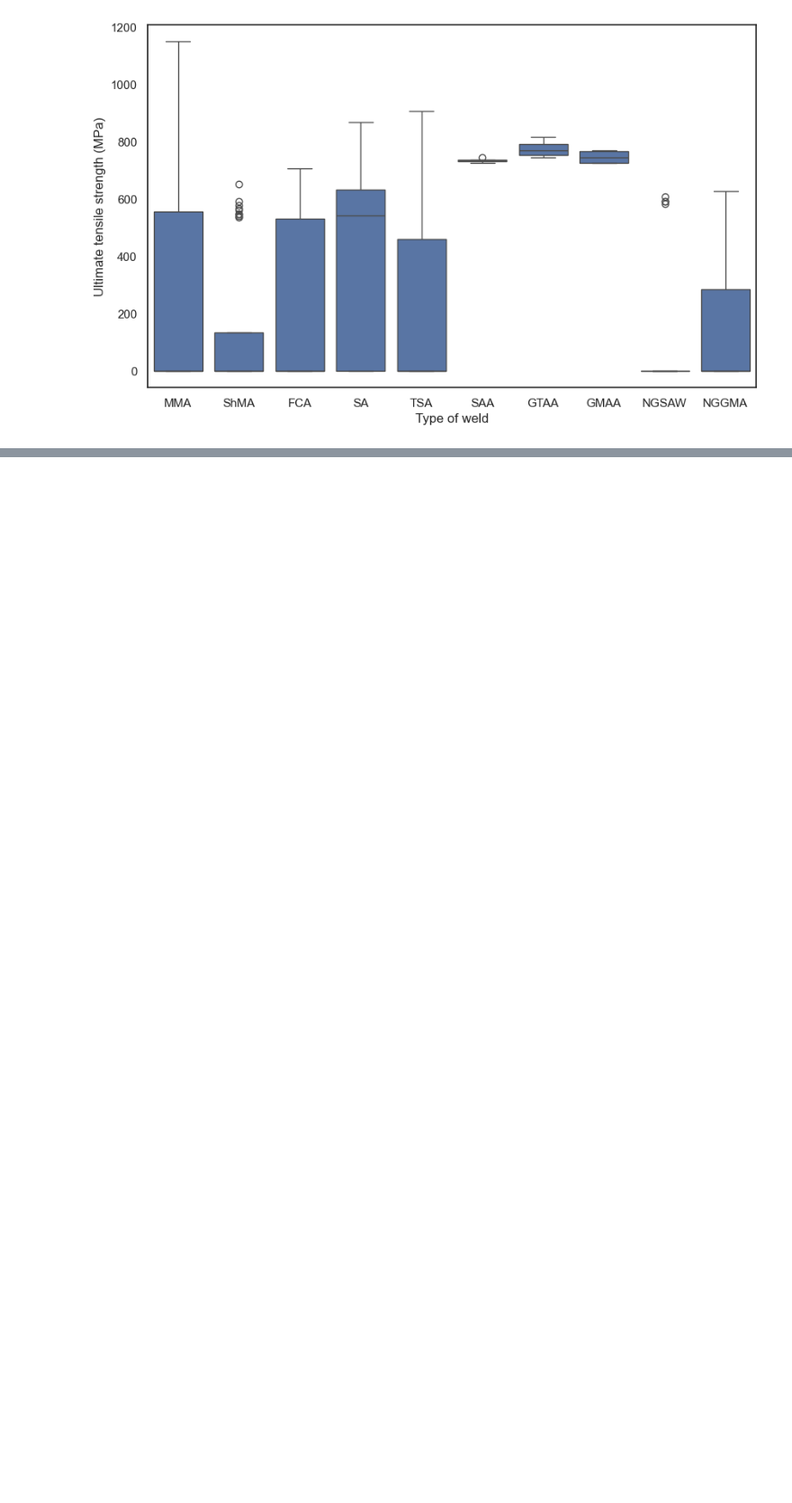
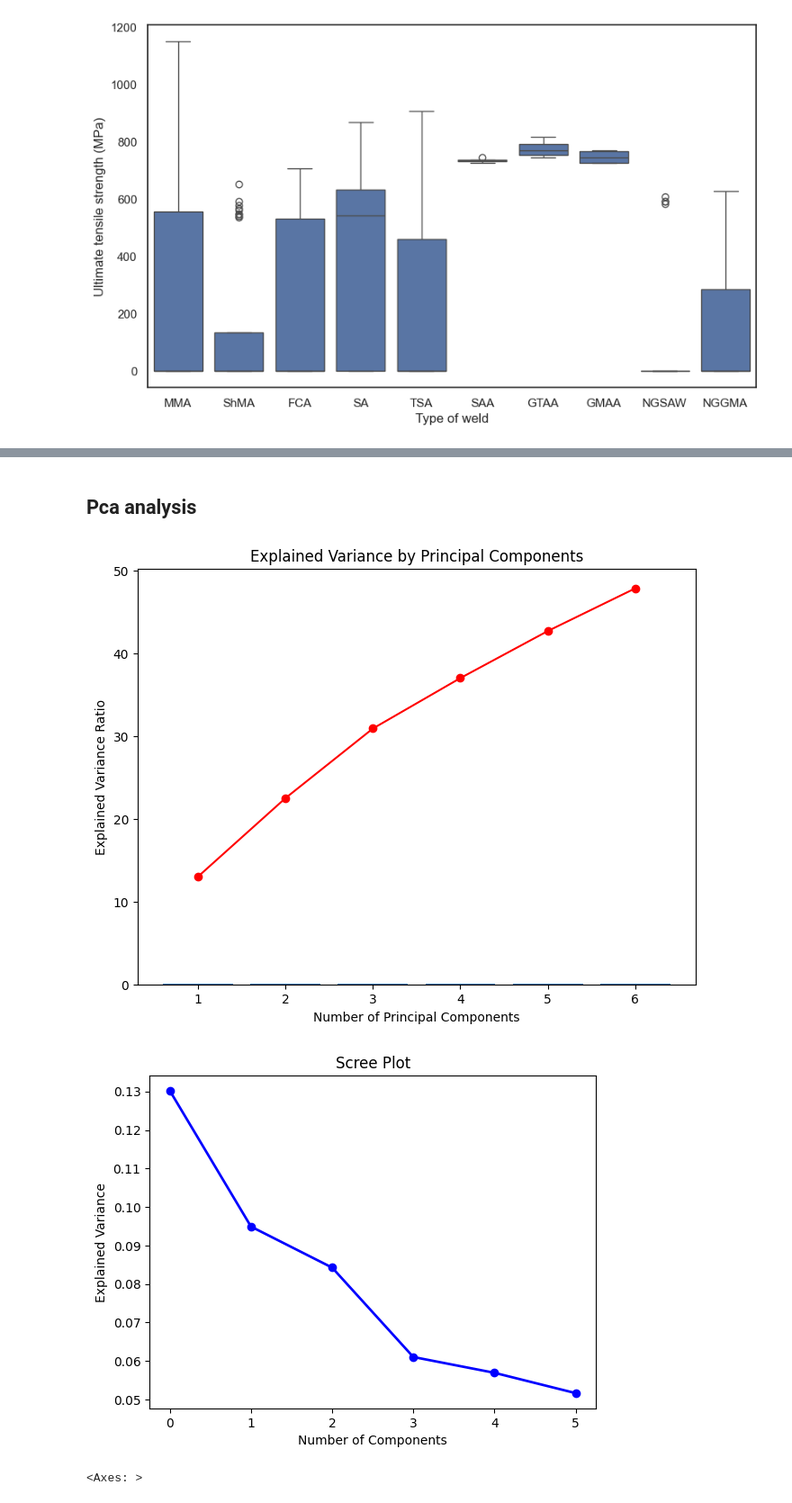
Before and after one commit to LucasTramonte/Welding-Quality-Prediction, a Jupyter notebook: exploratory.ipynb, the cells around one changed output, grey strips where cells are left out. Shown at 90% size. Drawn from its saved outputs; the diff is of its cells as text; code cells hidden in the pictures; blank space fills up the shorter version.

```diff
--- a/exploratory.ipynb
+++ b/exploratory.ipynb
@@ -469,0 +335,75 @@ plt.show()
+# %% [markdown]
+## Pca analysis
+# %%
+data_original = data_original = pd.read_csv(r'C:\Users\hp\Downloads\welddb.csv', delimiter='\s+', header=None)
+data = data_original.copy()
+
+
+data.columns = [
+    'Carbon concentration (weight%)', 'Silicon concentration (weight%)', 'Manganese concentration (weight%)',
+    'Sulphur concentration (weight%)', 'Phosphorus concentration (weight%)', 'Nickel concentration (weight%)',
+    'Chromium concentration (weight%)', 'Molybdenum concentration (weight%)', 'Vanadium concentration (weight%)',
+    'Copper concentration (weight%)', 'Cobalt concentration (weight%)', 'Tungsten concentration (weight%)',
+    'Oxygen concentration (ppm by weight)', 'Titanium concentration (ppm by weight)', 'Nitrogen concentration (ppm by weight)',
+    'Aluminium concentration (ppm by weight)', 'Boron concentration (ppm by weight)', 'Niobium concentration (ppm by weight)',
+    'Tin concentration (ppm by weight)', 'Arsenic concentration (ppm by weight)', 'Antimony concentration (ppm by weight)',
+    'Current (A)', 'Voltage (V)', 'AC or DC', 'Electrode positive or negative', 'Heat input (kJ/mm)',
+    'Interpass temperature (°C)', 'Type of weld', 'Post weld heat treatment temperature (°C)',
+    'Post weld heat treatment time (hours)', 'Yield strength (MPa)', 'Ultimate tensile strength (MPa)',
+    'Elongation (%)', 'Reduction of Area (%)', 'Charpy temperature (°C)', 'Charpy impact toughness (J)',
+    'Hardness (kg/mm2)', '50% FATT', 'Primary ferrite in microstructure (%)', 'Ferrite with second phase (%)',
+    'Acicular ferrite (%)', 'Martensite (%)', 'Ferrite with carbide aggregate (%)', 'Weld ID'
+]
+
+data.replace('N', pd.NA, inplace=True)
+numeric_features = data.drop(columns=['Weld ID', 'AC or DC', 'Electrode positive or negative', 'Type of weld']).columns
+data_numeric = data[numeric_features].apply(pd.to_numeric, errors='coerce')
+
+mean_phosphorus = data_numeric['Phosphorus concentration (weight%)'].mean()
+mean_sulphur = data_numeric['Sulphur concentration (weight%)'].mean()
+
+data_numeric['Phosphorus concentration (weight%)'] = data_numeric['Phosphorus concentration (weight%)'].fillna(mean_phosphorus)
+data_numeric['Sulphur concentration (weight%)'] = data_numeric['Sulphur concentration (weight%)'].fillna(mean_sulphur)
+data_numeric = data_numeric.fillna(0)
+
+
+data_numeric.drop(columns=["Charpy temperature (°C)", "50% FATT"], inplace=True)
+
+X = data_numeric.drop(columns=["Yield strength (MPa)"])
+y = data_numeric["Yield strength (MPa)"]
+
+# Standardizing the features
+X_scaled = StandardScaler().fit_transform(X)
+
+# PCA
+pca = PCA(n_components=6)
+X_pca = pca.fit_transform(X_scaled)
+
+# Explained variance by each principal component
+explained_variance = np.cumsum(np.round(pca.explained_variance_ratio_, decimals=4) * 100)
+
+#  explained variance
+plt.figure(figsize=(8, 6))
+plt.bar(range(1, len(pca.explained_variance_ratio_ )+1), pca.explained_variance_ratio_)
+plt.plot(range(1, len(pca.explained_variance_ratio_ )+1), explained_variance, color='red', marker='o')
+plt.title('Explained Variance by Principal Components')
+plt.xlabel('Number of Principal Components')
+plt.ylabel('Explained Variance Ratio')
+plt.show()
+
+# Scree plot
+plt.plot(pca.explained_variance_ratio_, 'bo-', linewidth=2)
+plt.xlabel('Number of Components')
+plt.ylabel('Explained Variance')
+plt.title('Scree Plot')
+plt.show()
+
+
+sns.heatmap(pca.components_, cmap='YlGnBu',
+            yticklabels=[f"PCA{i+1}" for i in range(pca.n_components_)],
+            xticklabels=list(X.columns),
+            cbar_kws={"orientation": "vertical"})
+# %% [output]
+[figure, added]
+[figure, added]
+<Axes: >
```
Also changed, not shown: parts of 16 cells of this notebook.
